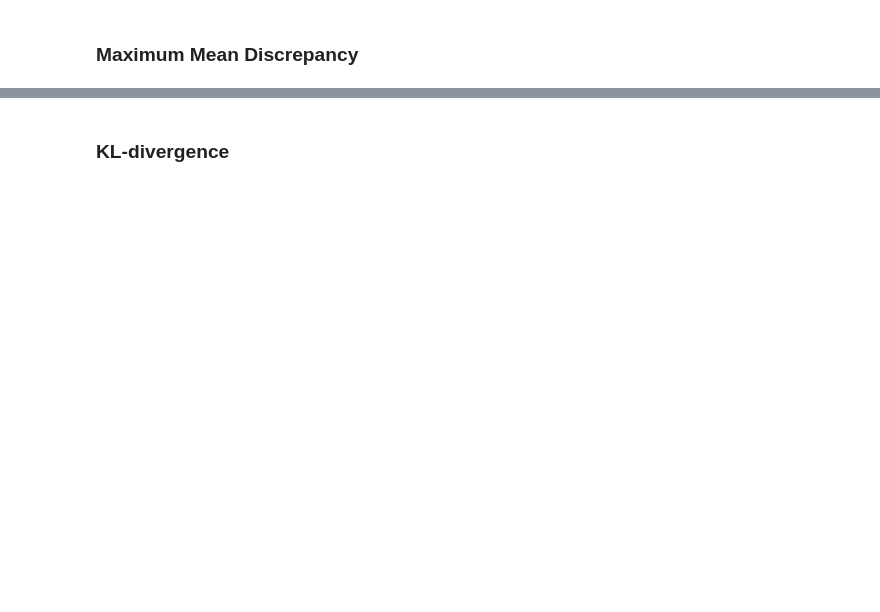
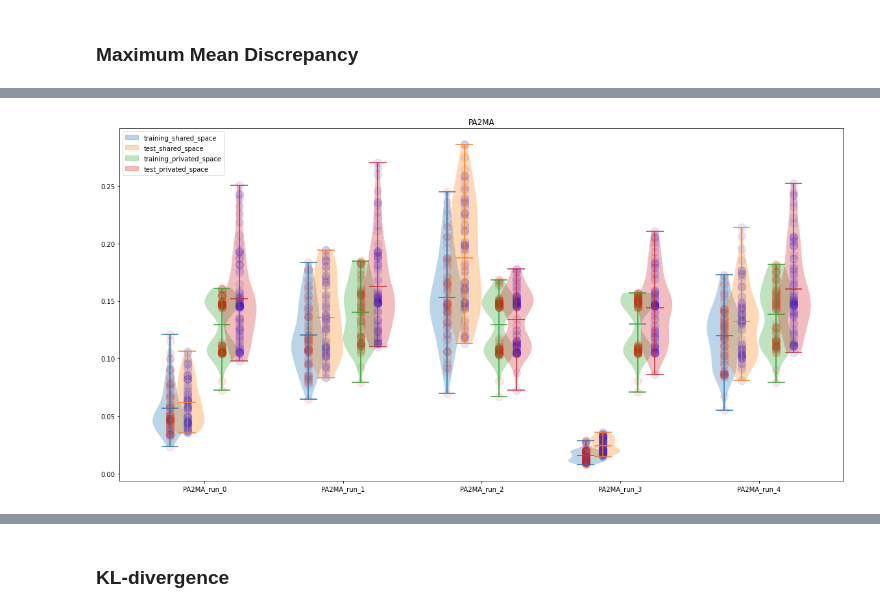
Before and after one commit to grmc1999/ELE2006, a Jupyter notebook: Notebooks/Prj.ipynb, the cells around one changed output, grey strips where cells are left out. Drawn from its saved outputs; the diff is of its cells as text; code cells hidden in the pictures; blank space fills up the shorter version.

Commit message:
distances computation

```diff
--- a/Notebooks/Prj.ipynb
+++ b/Notebooks/Prj.ipynb
@@ -344,7 +172,7 @@ X_1,mask_1,data_1=get_box_coords(X_1,mask_1,128,dat_set=0)
 #MT2PA,PA2MA
 domain="PA2MA"
 version="run_0"
-component="enc_ex" # "enc_sh" # "enc_ex"
+component="enc_sh" # "enc_sh" # "enc_ex"
 model=load_model(domain=domain,version=version,component=component,root=root)
 model.summary()
 # %% [output]
@@ -500,0 +259,14 @@ np.mean(np.array(MMD_Dist))
+# %%
+import sys
+sys.path.append("../Utils")
+import numpy as np
+import glob
+import os
+from Data_preprocessing import get_box_coords
+from Data_preprocessing import load_model
+root="/tf/Data-Guillermo"
+
+import matplotlib.pyplot as plt
+import Distances
+from Distances import MMD,radial_funtion,guassian_norm_funtion
+import numpy as np
@@ -500,0 +433,48 @@ np.mean(np.array(MMD_Dist))
+# %%
+MMD_RF=MMD(kernel=(lambda x,y: guassian_norm_funtion(x,y,sig=250.0)))
+dists_ex=[]
+dists_sh=[]
+
+dist_dic={
+    "Train":{},
+    "Test":{}
+}
+base_model="PA2MA"
+for data_subset in ["Test","Train"]:
+    #print(data_subset)
+    for run in range(0,5):
+
+        model='{}_run_{}'.format(base_model,run)
+        print('{}_run_{}'.format(base_model,run))
+
+        dist_ex=np.array(MMD_RF.compute_batched_distance_from_saved(
+        os.path.join(root,"Latent_space",data_subset),'{}_run_{}'.format(base_model,run),'enc_ex','PA','MA',
+            sample_strategy='over_sample_smaller',
+            n_samples=5)
+                      )
+        dists_ex.append(dist_ex)
+        #print("private done")
+
+
+        dist_sh=np.array(MMD_RF.compute_batched_distance_from_saved(
+        os.path.join(root,"Latent_space",data_subset),'{}_run_{}'.format(base_model,run),'enc_sh','PA','MA',
+            sample_strategy='over_sample_smaller',
+            n_samples=5)
+                      )
+        dists_sh.append(dist_sh)
+        #print("shared done")
+
+        dist_dic[data_subset][model]={
+        "shared":dists_sh,
+        "privated":dists_ex
+    }
+        dists_ex=[]
+        dists_sh=[]
+
+
+print("saving in ",os.path.join(root,"Latent_space",base_model+"_MMD"))
+np.save(os.path.join(root,"Latent_space",base_model+"_MMD"),dist_dic)
+
+#plt.violinplot([dist_dic['Train'][k]["shared"][0] for k in dist_dic['Train'].keys()])
+plot_distances(dist_dic)
+# %% [output]
@@ -500,0 +498 @@ np.mean(np.array(MMD_Dist))
+[figure, added]
```
Also changed, not shown: parts of 62 cells of this notebook, 2 other files.
